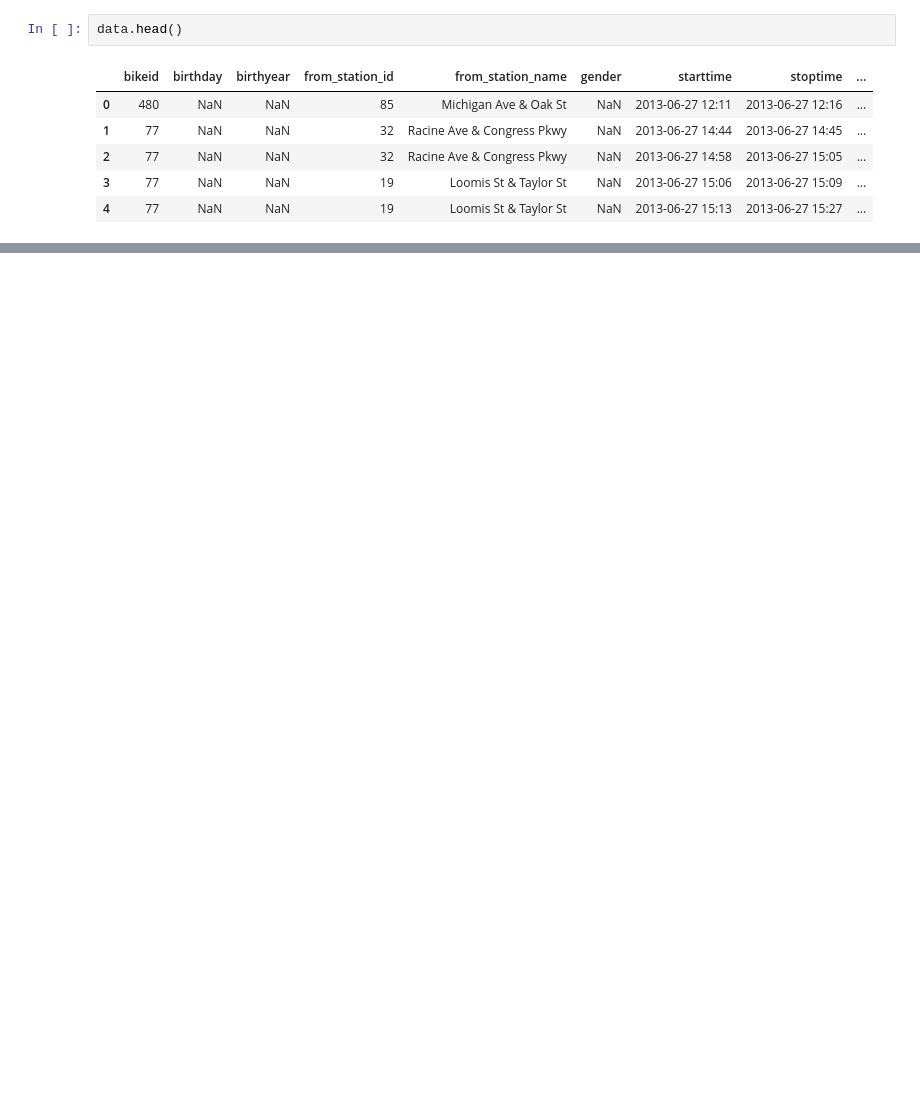
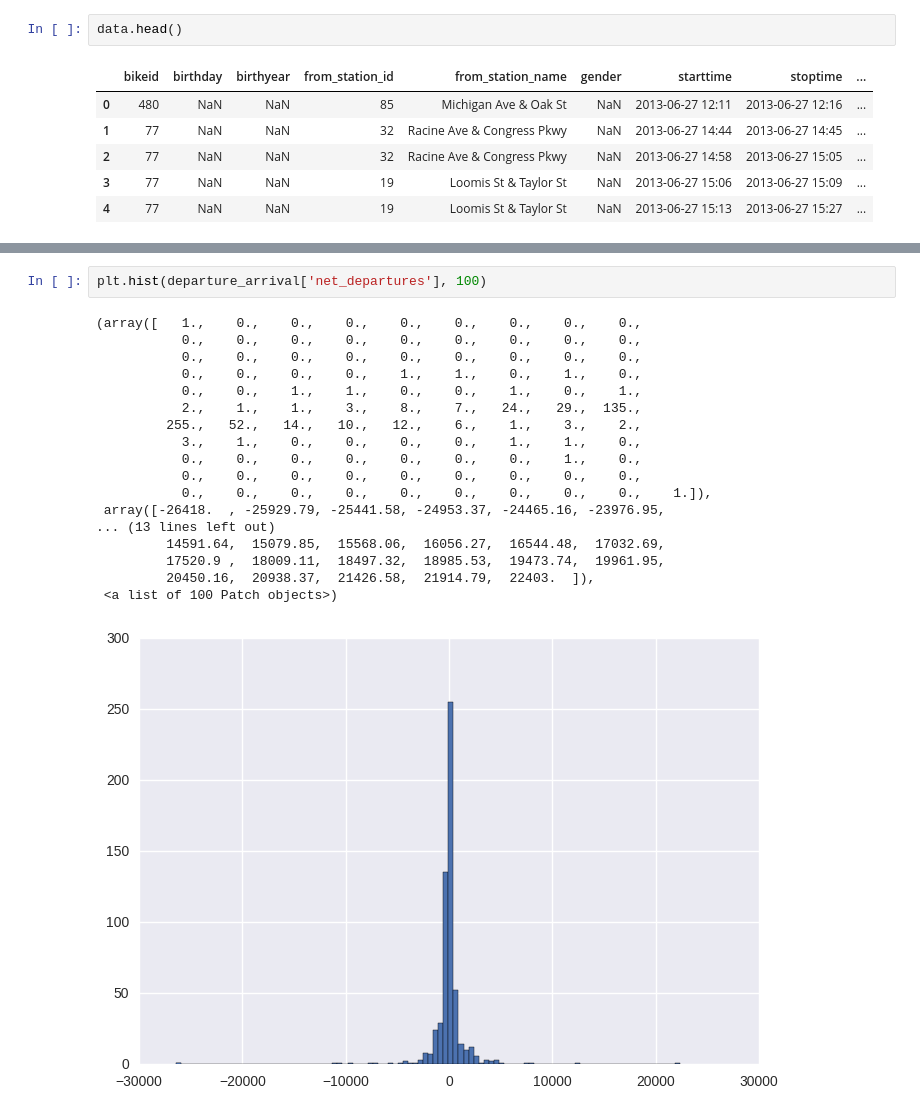
Before and after one commit to nfranchetti/notes-DSI, a Jupyter notebook: divvy-stuff.ipynb, the cells around one changed output, grey strips where cells are left out. Saved outputs shown, nothing was run; the diff lists cells and outputs as text; blank space fills up the shorter version.

```diff
--- a/divvy-stuff.ipynb
+++ b/divvy-stuff.ipynb
@@ -20,0 +108,21 @@ data.head()
+# %%
+plt.hist(departure_arrival['net_departures'], 100)
+# %% [output]
+(array([   1.,    0.,    0.,    0.,    0.,    0.,    0.,    0.,    0.,
+           0.,    0.,    0.,    0.,    0.,    0.,    0.,    0.,    0.,
+           0.,    0.,    0.,    0.,    0.,    0.,    0.,    0.,    0.,
+           0.,    0.,    0.,    0.,    1.,    1.,    0.,    1.,    0.,
+           0.,    0.,    1.,    1.,    0.,    0.,    1.,    0.,    1.,
+           2.,    1.,    1.,    3.,    8.,    7.,   24.,   29.,  135.,
+         255.,   52.,   14.,   10.,   12.,    6.,    1.,    3.,    2.,
+           3.,    1.,    0.,    0.,    0.,    0.,    1.,    1.,    0.,
+           0.,    0.,    0.,    0.,    0.,    0.,    0.,    1.,    0.,
+           0.,    0.,    0.,    0.,    0.,    0.,    0.,    0.,    0.,
+           0.,    0.,    0.,    0.,    0.,    0.,    0.,    0.,    0.,    1.]),
+ array([-26418.  , -25929.79, -25441.58, -24953.37, -24465.16, -23976.95,
+... (13 lines left out)
+         14591.64,  15079.85,  15568.06,  16056.27,  16544.48,  17032.69,
+         17520.9 ,  18009.11,  18497.32,  18985.53,  19473.74,  19961.95,
+         20450.16,  20938.37,  21426.58,  21914.79,  22403.  ]),
+ <a list of 100 Patch objects>)
+[figure, added]
```
Also changed, not shown: parts of 20 cells of this notebook.
